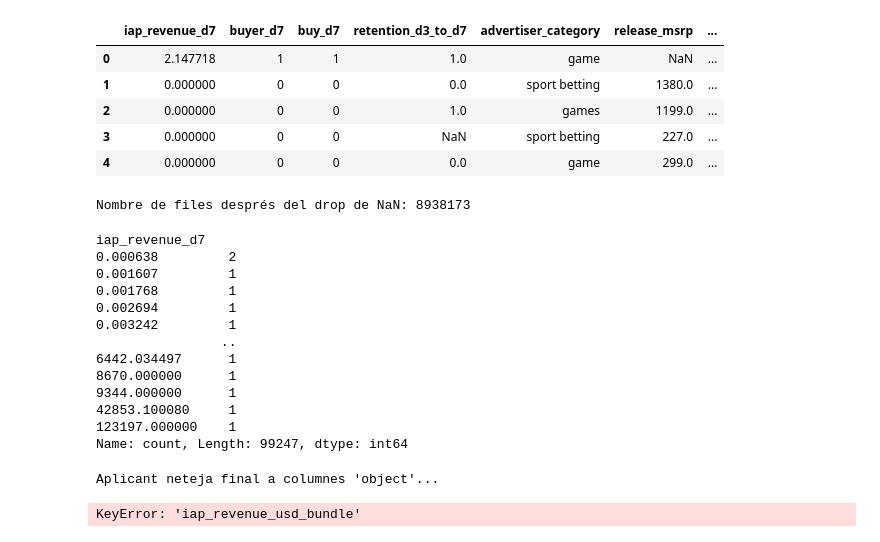
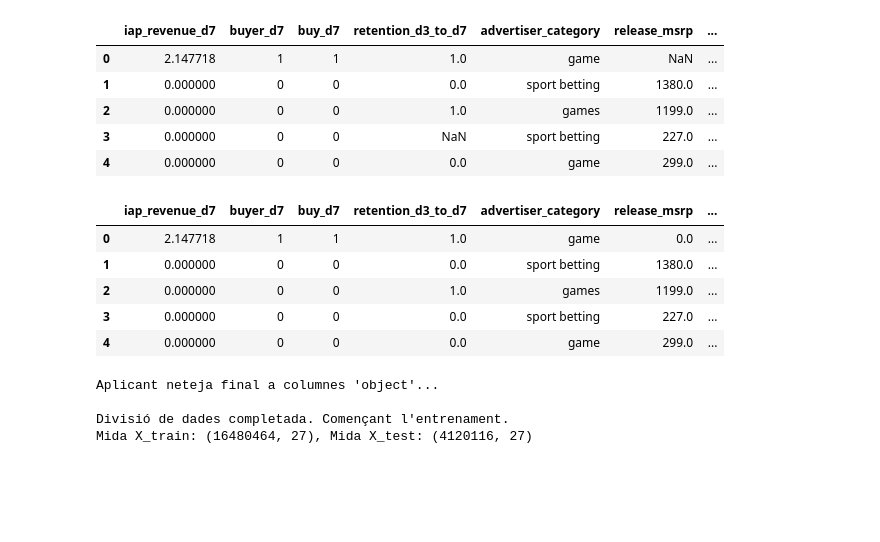
Before and after one commit to oaibuilds/smadex-challenge-2025, a Jupyter notebook: 00_eda_baseline.ipynb, the cells around one changed output. Saved outputs shown, nothing was run; the diff lists cells and outputs as text; code cells hidden in the pictures; blank space fills up the shorter version.

```diff
--- a/00_eda_baseline.ipynb
+++ b/00_eda_baseline.ipynb
@@ -74,7 +74,7 @@ whale_users_bundle_total_revenue: object
 row_id: object
 datetime: category
 # %%
-ddf_min = ddf[['iap_revenue_d7','buyer_d7','buy_d7','retention_d3_to_d7','advertiser_category','release_msrp','weeks_since_first_seen']]
+ddf_min = ddf[['iap_revenue_d7','buyer_d7','buy_d7','retention_d3_to_d7','advertiser_category','release_msrp','weeks_since_first_seen','rev_by_adv']]
 ddf_min.head()
 # %% [output]
 |  | iap_revenue_d7 | buyer_d7 | buy_d7 | retention_d3_to_d7 | advertiser_category | release_msrp | ... |
@@ -85,30 +85,20 @@ ddf_min.head()
 | 4 | 0.000000 | 0 | 0 | 0.0 | game | 299.0 | ... |
 # %%
 # Drop de totes les files amb NaN en qualsevol columna
-ddf_min_clean = ddf_min.dropna()
 
-row = len(ddf_min_clean)
-print(f"Nombre de files després del drop de NaN: {row}")
+
+ddf_min_clean = ddf_min.fillna(0)
-# %% [output]
-Nombre de files després del drop de NaN: 8938173
+# %%
+ddf_min_clean.head()
+# %% [output]
+|  | iap_revenue_d7 | buyer_d7 | buy_d7 | retention_d3_to_d7 | advertiser_category | release_msrp | ... |
+| 0 | 2.147718 | 1 | 1 | 1.0 | game | 0.0 | ... |
+| 1 | 0.000000 | 0 | 0 | 0.0 | sport betting | 1380.0 | ... |
+| 2 | 0.000000 | 0 | 0 | 1.0 | games | 1199.0 | ... |
+| 3 | 0.000000 | 0 | 0 | 0.0 | sport betting | 227.0 | ... |
+| 4 | 0.000000 | 0 | 0 | 0.0 | game | 299.0 | ... |
 # %%
 value_counts = ddf_min_clean['iap_revenue_d7'].value_counts().compute()
-
-print(value_counts)
-# %% [output]
-iap_revenue_d7
-0.000638         2
-0.001607         1
-0.001768         1
-0.002694         1
-0.003242         1
-                ..
-6442.034497      1
-8670.000000      1
-9344.000000      1
-42853.100080     1
-123197.000000    1
-Name: count, Length: 99247, dtype: int64
 # %%
 import pandas as pd
 import numpy as np
@@ -175,7 +165,7 @@ X_pd = X.compute()
 y_pd = y.compute()
 
 # Columnes objectes problemàtiques identificades:
-problematic_cols = []
+problematic_cols = ['rev_by_adv']
 
 print("Aplicant neteja final a columnes 'object'...")
 
@@ -206,4 +196,6 @@ print("\nDivisió de dades completada. Començant l'entrenament.")
 print(f"Mida X_train: {X_train.shape}, Mida X_test: {X_test.shape}")
 # %% [output]
 Aplicant neteja final a columnes 'object'...
+
+Divisió de dades completada. Començant l'entrenament.
+Mida X_train: (16480464, 27), Mida X_test: (4120116, 27)
-KeyError: 'iap_revenue_usd_bundle'
```
Also changed, not shown: parts of 6 cells of this notebook.
